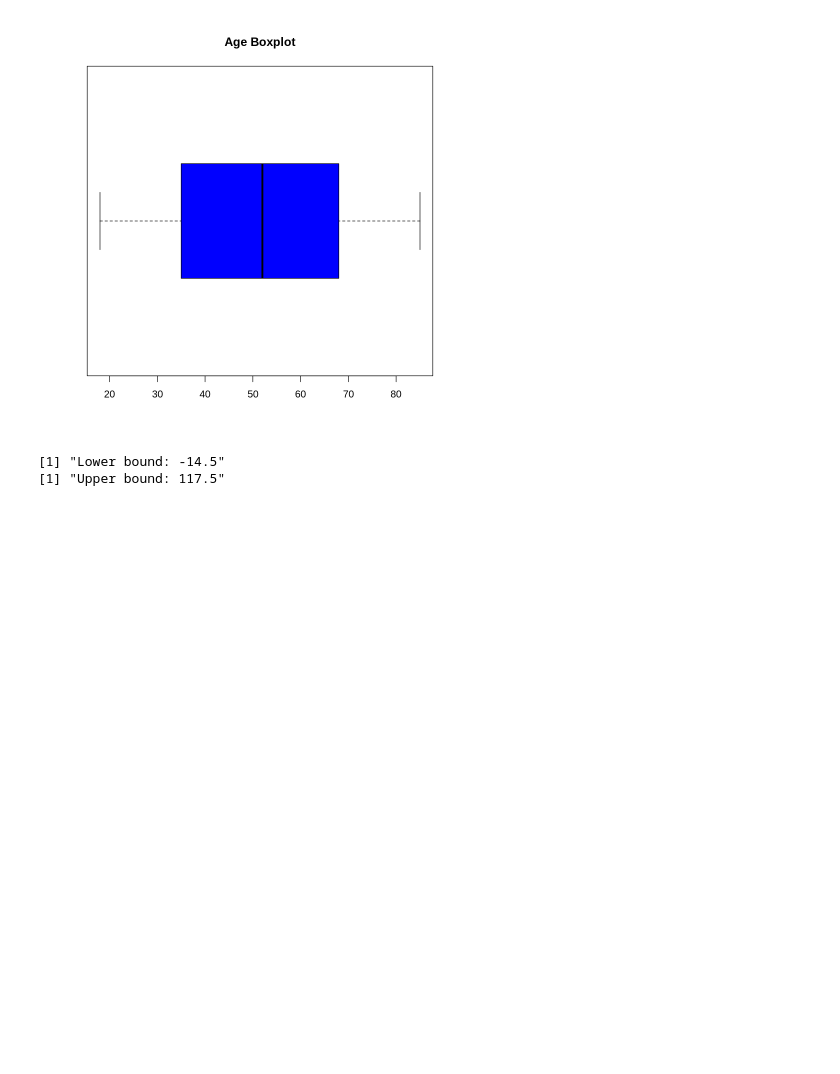
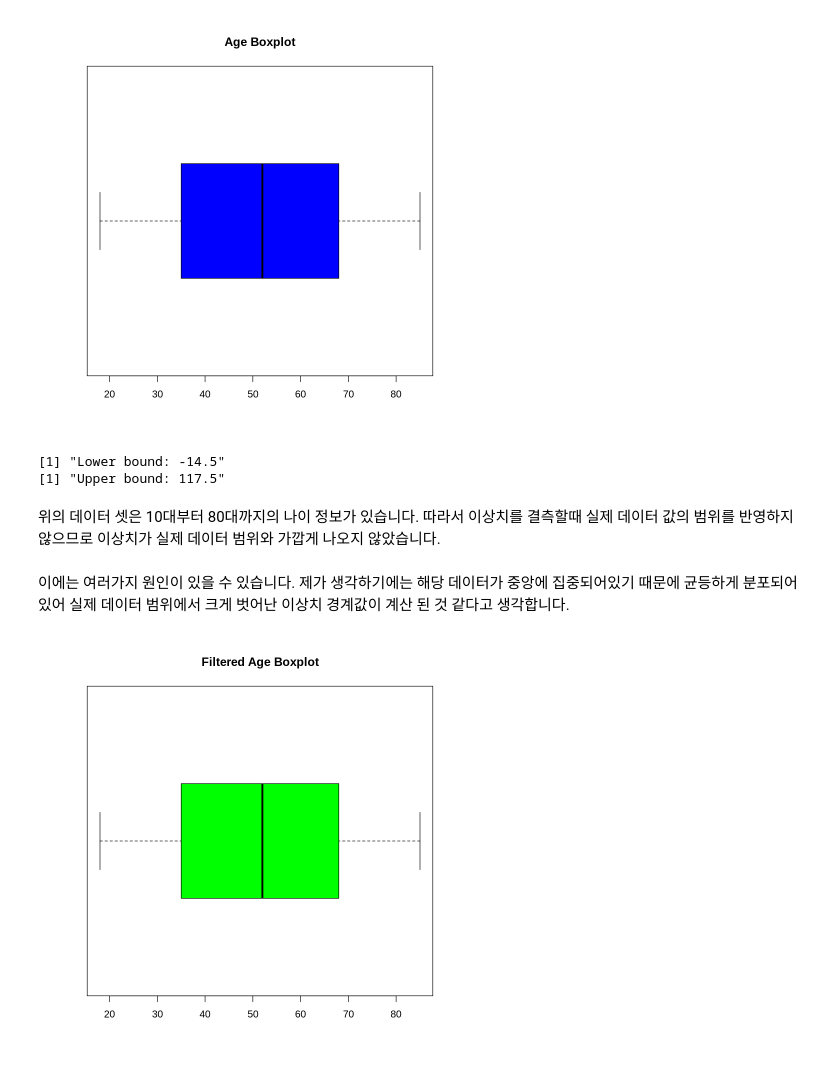
Before and after one commit to osohyun0224/BigData-Final-Project, a Jupyter notebook: MedicalData_Analyze.ipynb, the cells around one changed output. Drawn from its saved outputs; the diff is of its cells as text; code cells hidden in the pictures; blank space fills up the shorter version.

```diff
--- a/MedicalData_Analyze.ipynb
+++ b/MedicalData_Analyze.ipynb
@@ -191,3 +194,15 @@ print(paste("Upper bound:", upper_bound))
 # %% [output]
 [1] "Lower bound: -14.5"
 [1] "Upper bound: 117.5"
+# %% [markdown]
+위의 데이터 셋은 10대부터 80대까지의 나이 정보가 있습니다. 따라서 이상치를 결측할때 실제 데이터 값의 범위를 반영하지 않으므로 이상치가 실제 데이터 범위와 가깝게 나오지 않았습니다.
+# %% [markdown]
+이에는 여러가지 원인이 있을 수 있습니다. 제가 생각하기에는 해당 데이터가 중앙에 집중되어있기 때문에 균등하게 분포되어있어 실제 데이터 범위에서 크게 벗어난 이상치 경계값이 계산 된 것 같다고 생각합니다.
+# %%
+# 이상치 제거
+data_filtered <- data[data$Age >= 10 & data$Age <= 90, ]   # 일반적으로 나이는 10세 이상 90세 이하로 설정
+# %%
+# 이상치 제거 후 데이터 분포 확인
+boxplot(data_filtered$Age, main="Filtered Age Boxplot", horizontal=TRUE, col="green")
+# %% [output]
+[figure, added]
```
Also changed, not shown: parts of 9 cells of this notebook.
